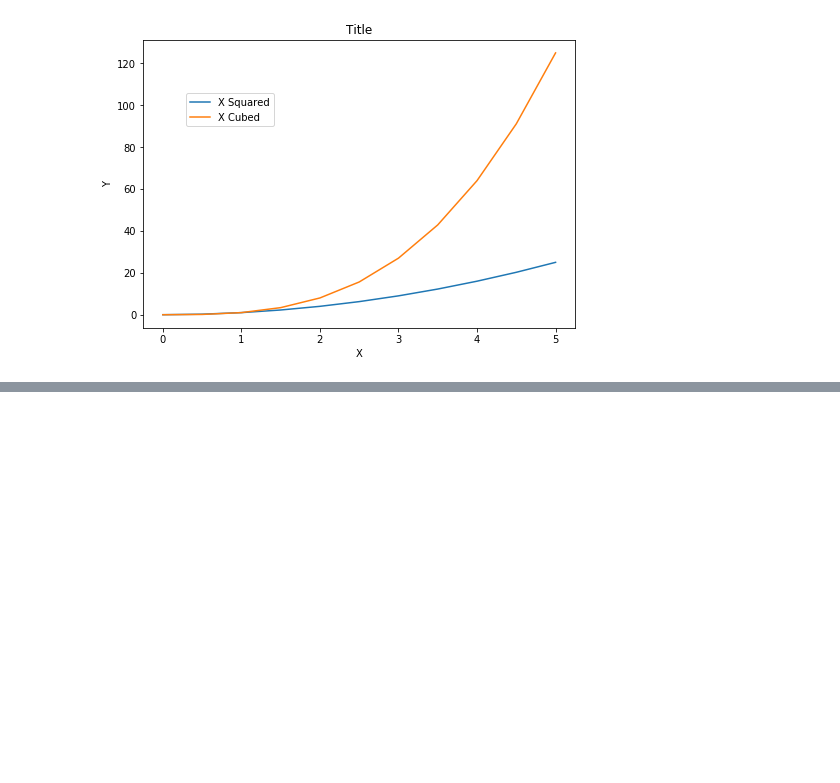
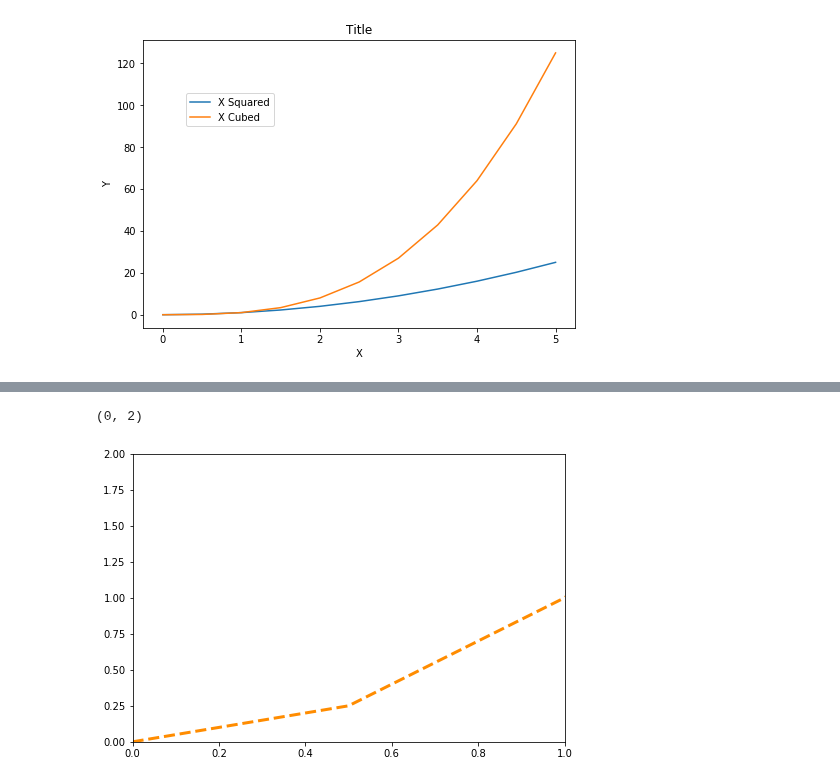
Before and after one commit to tkim9/datascience_mynote, a Jupyter notebook: 40. Matplotlib.ipynb, the cells around one changed output, grey strips where cells are left out. Saved outputs shown, nothing was run; the diff lists cells and outputs as text; code cells hidden in the pictures; blank space fills up the shorter version.

```diff
--- a/40. Matplotlib.ipynb
+++ b/40. Matplotlib.ipynb
@@ -149,0 +190,12 @@ ax.legend(loc = (0.1,0.7))                # location 도 임의로 설정해줄
+# %%
+fig = plt.figure()
+
+ax = fig.add_axes([0,0,1,1])
+
+ax.plot(x,y, color='#FF8C00', linewidth = 3, linestyle = '--')
+
+ax.set_xlim([0,1])
+ax.set_ylim([0,2])              # [lowerbound, upperbound] 를 통해서 zoom in 가능
+# %% [output]
+(0, 2)
+[figure, added]
```
Also changed, not shown: parts of 6 cells of this notebook, 18 other files.
